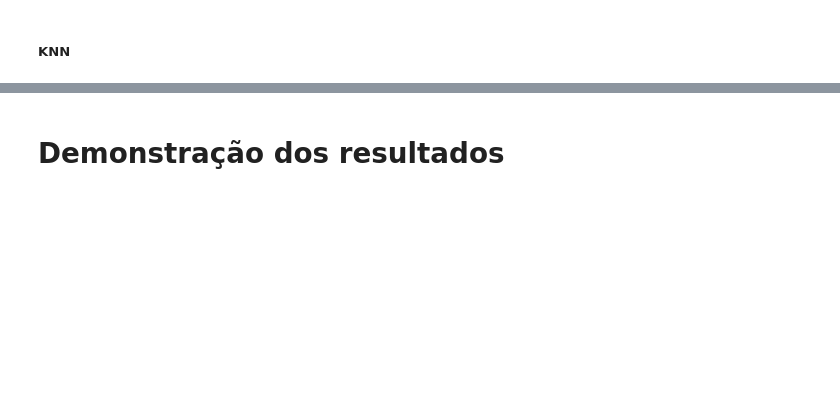
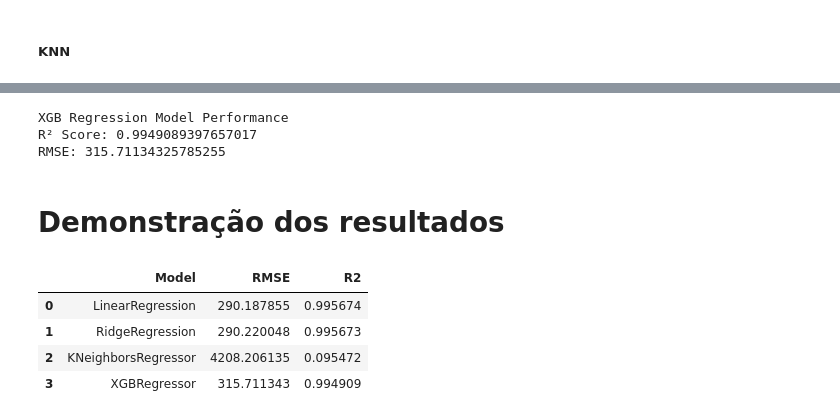
Before and after one commit to matheus-emuniz/tech_challenge_1, a Jupyter notebook: tech_challenge_final.ipynb, the cells around one changed output, grey strips where cells are left out. Drawn from its saved outputs; the diff is of its cells as text; code cells hidden in the pictures; blank space fills up the shorter version.

```diff
--- a/tech_challenge_final.ipynb
+++ b/tech_challenge_final.ipynb
@@ -349,2 +464,28 @@ y_pred = ridge.pre
+# %%
+from sklearn.metrics import mean_squared_error, r2_score
+
+y_pred = grid_search.best_estimator_.predict(X_test)
+
+mse = mean_squared_error(y_test, y_pred)
+r2 = r2_score(y_test, y_pred)
+rmse = root_mean_squared_error(y_test, y_pred)
+
+print("XGB Regression Model Performance")
+print(f"R² Score: {r2}")
+print(f"RMSE: {rmse}")
+
+add_result("XGBRegressor", rmse, r2)
+# %% [output]
+XGB Regression Model Performance
+R² Score: 0.9949089397657017
+RMSE: 315.71134325785255
 # %% [markdown]
 # Demonstração dos resultados
+# %%
+results_df.head()
+# %% [output]
+|  | Model | RMSE | R2 |
+| 0 | LinearRegression | 290.187855 | 0.995674 |
+| 1 | RidgeRegression | 290.220048 | 0.995673 |
+| 2 | KNeighborsRegressor | 4208.206135 | 0.095472 |
+| 3 | XGBRegressor | 315.711343 | 0.994909 |
```
Also changed, not shown: parts of 12 cells of this notebook.
